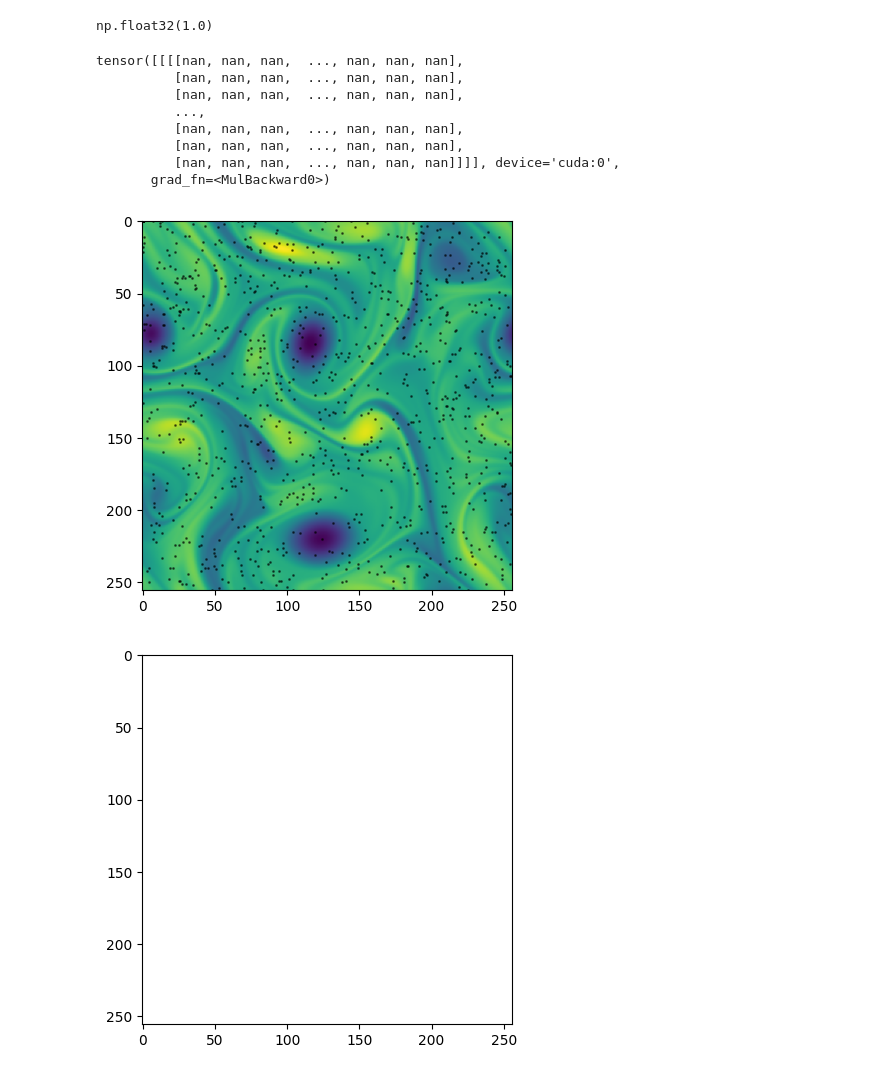
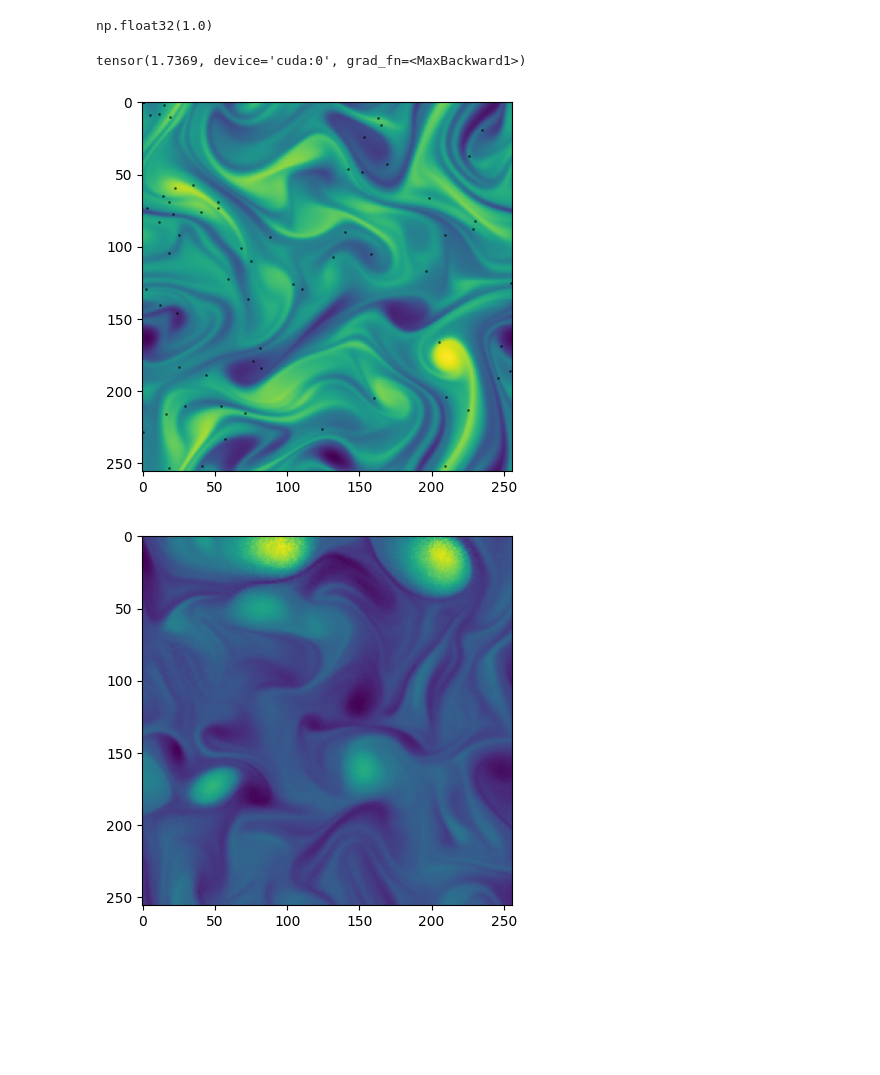
Before and after one commit to baristuran/baris-personal, a Jupyter notebook: data_assimilation.ipynb, the cells around one changed output. Saved outputs shown, nothing was run; the diff lists cells and outputs as text; code cells hidden in the pictures; blank space fills up the shorter version.

```diff
--- a/data_assimilation.ipynb
+++ b/data_assimilation.ipynb
@@ -106,41 +105,40 @@ def denoise(x_t, mask, y, model, step_size, beta_min = 1e-4, beta_max = 0.02, st
 # %%
 #Randomly choose a fixed percentage of points from the test snapshot
 trajectory = 3
-percentage = 1.5625
+percentage = 0.1
 factor = percentage/100
-start_idx = 319
-end_idx = 320
+start_idx = 85
+end_idx = 86
 N = int(256**2 * factor)
 test_snapshots = test_data[:, start_idx : end_idx]
 nx = np.random.randint(0, 256, (N,))
 ny = np.random.randint(0, 256, (N,))
 sparse_measurement =  test_snapshots[..., nx, ny]
 
 #Visualize location of selected points and interpolated sparse measurements
 figure,ax = plt.subplots()
 figure2,ax2 = plt.subplots()
-ax.imshow(test_snapshots[0,0])
+ax.imshow(test_snapshots[trajectory].squeeze())
 mask = np.zeros((256, 256))
 mask[nx, ny] = 1
 y = test_snapshots[trajectory] * mask
 xx,yy = np.meshgrid(np.arange(256), np.arange(256))
 ax.scatter(xx*mask, yy*mask, s=1, c="black", alpha=0.5)
 
 mask = torch.tensor(mask, requires_grad=True).to(device)
 epsilon = torch.randn_like(mask, requires_grad=True, dtype=torch.float32).unsqueeze(0).unsqueeze(0).to(device)
-y = torch.tensor(y, dtype=torch.float32).unsqueeze(1).to(device)
-step_size = torch.tensor(0.01, dtype=torch.float32)
+
+
+measurement_variance = 0.04
+measurement_noise = torch.randn_like(mask, dtype=torch.float32) * measurement_variance
+y = torch.tensor(y, dtype=torch.float32).unsqueeze(1).to(device) + measurement_noise * mask
+
+step_size= 0.6
+
 generated_sample = denoise(epsilon, mask, y, model, step_size)
 ax2.imshow(generated_sample.squeeze().cpu().detach().numpy())
-print(generated_sample)
+print(torch.max(torch.abs(generated_sample)))
 # %% [output]
-tensor([[[[nan, nan, nan,  ..., nan, nan, nan],
-          [nan, nan, nan,  ..., nan, nan, nan],
-          [nan, nan, nan,  ..., nan, nan, nan],
-          ...,
-          [nan, nan, nan,  ..., nan, nan, nan],
-          [nan, nan, nan,  ..., nan, nan, nan],
-          [nan, nan, nan,  ..., nan, nan, nan]]]], device='cuda:0',
-       grad_fn=<MulBackward0>)
+tensor(1.7369, device='cuda:0', grad_fn=<MaxBackward1>)
-[figure, old version]
+[figure, new version]
-[figure, old version]
+[figure, new version]
```
Also changed, not shown: parts of 16 cells of this notebook.
